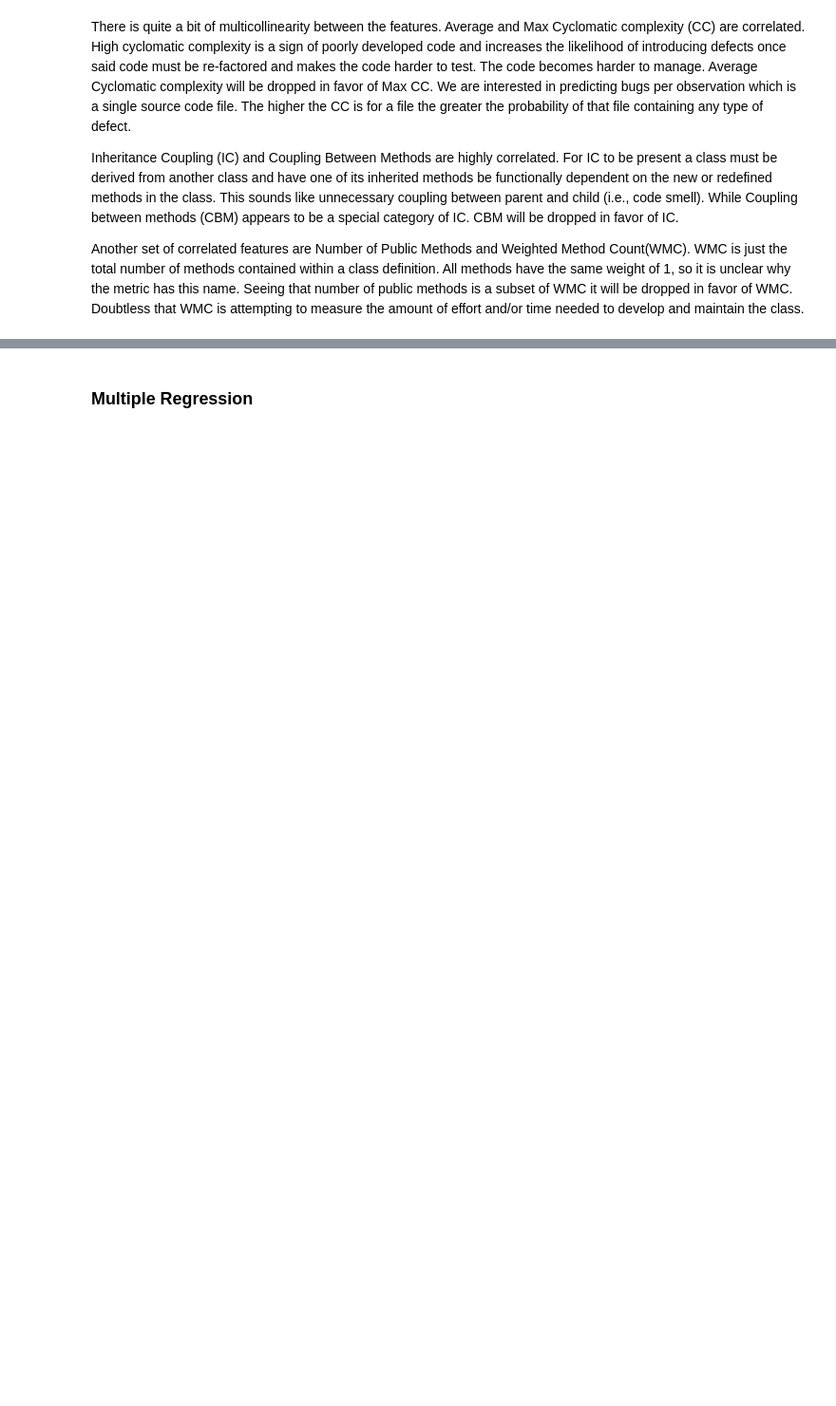
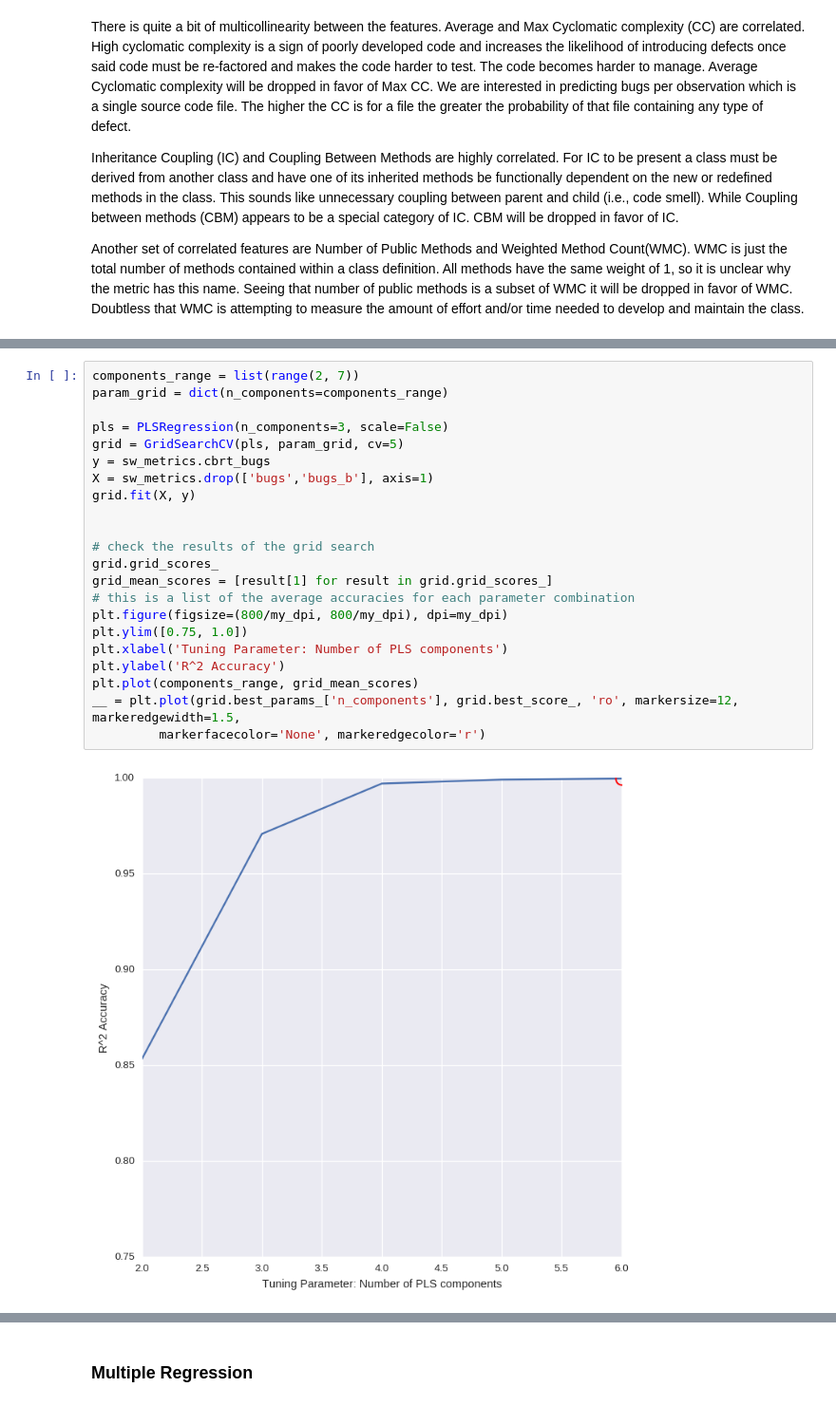
Before and after one commit to 315iah515/Thinkful-Notebooks, a Jupyter notebook: Bootcamp/Supervised/CapStone/SupervisedLearningCapStone.ipynb, the cells around one changed output, grey strips where cells are left out. Shown: that part at 95% size. Saved outputs shown, nothing was run; the diff lists cells and outputs as text; blank space fills up the shorter version.

Commit message:
added grid search for three models and added Gradiant Boosting Regressor as a model. Documentation updated.

```diff
--- a/Bootcamp/Supervised/CapStone/SupervisedLearningCapStone.ipynb
+++ b/Bootcamp/Supervised/CapStone/SupervisedLearningCapStone.ipynb
@@ -239,0 +217,24 @@ Our first step in model selection is the creation of Baseline Model which all mo
+# %%
+components_range = list(range(2, 7))
+param_grid = dict(n_components=components_range)
+
+pls = PLSRegression(n_components=3, scale=False)
+grid = GridSearchCV(pls, param_grid, cv=5)
+y = sw_metrics.cbrt_bugs
+X = sw_metrics.drop(['bugs','bugs_b'], axis=1)
+grid.fit(X, y)
+
+
+# check the results of the grid search
+grid.grid_scores_
+grid_mean_scores = [result[1] for result in grid.grid_scores_]
+# this is a list of the average accuracies for each parameter combination
+plt.figure(figsize=(800/my_dpi, 800/my_dpi), dpi=my_dpi)
+plt.ylim([0.75, 1.0])
+plt.xlabel('Tuning Parameter: Number of PLS components')
+plt.ylabel('R^2 Accuracy')
+plt.plot(components_range, grid_mean_scores)
+__ = plt.plot(grid.best_params_['n_components'], grid.best_score_, 'ro', markersize=12, markeredgewidth=1.5,
+         markerfacecolor='None', markeredgecolor='r')
+# %% [output]
+[figure, added]
```
Also changed, not shown: parts of 17 cells of this notebook.
